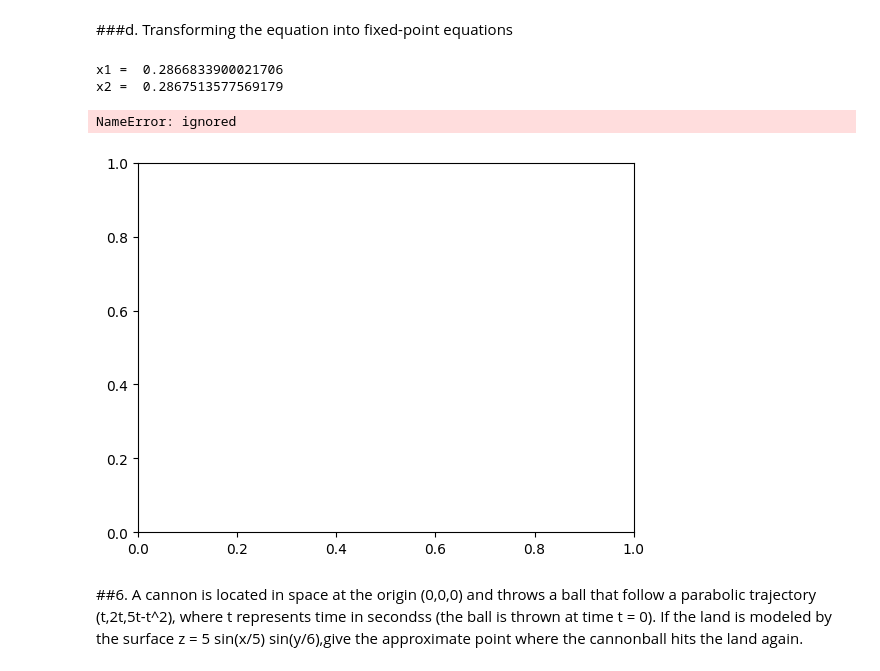
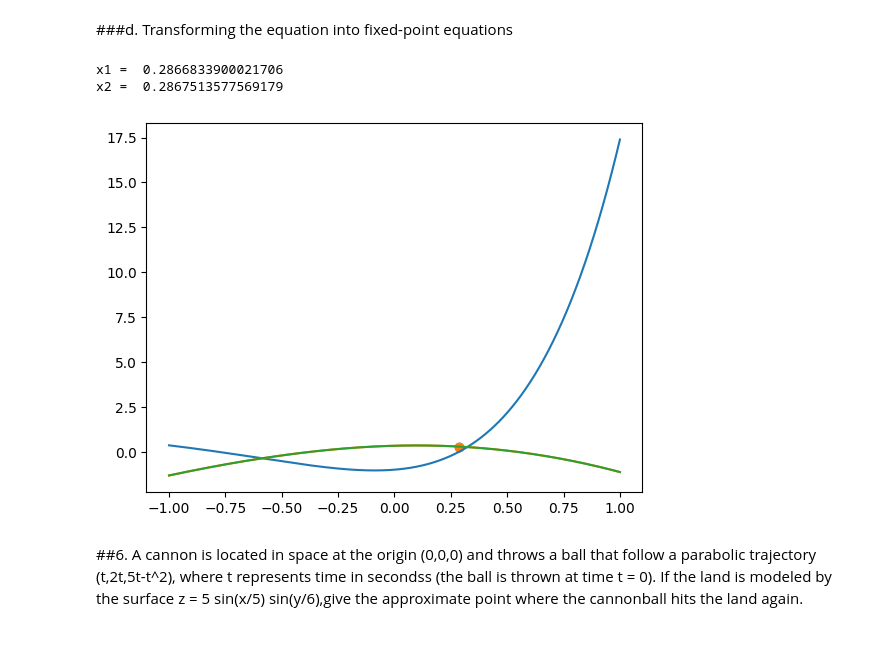
Before and after one commit to jcv00036/amn_p, a Jupyter notebook: Handout_3_Juan_Carrasco_Vico.ipynb, the cells around one changed output. Saved outputs shown, nothing was run; the diff lists cells and outputs as text; code cells hidden in the pictures; blank space fills up the shorter version.

```diff
--- a/Handout_3_Juan_Carrasco_Vico.ipynb
+++ b/Handout_3_Juan_Carrasco_Vico.ipynb
@@ -578,36 +582,35 @@ def iteration(f,x,tolerance):
 # %%
 #For an initial guess x1=-1
 solution1 = iteration(g1,-0.784,10**-4)
 print("x1 = ", solution1)
 
 #For an initial guess x1=0.25
 solution2 = iteration(g2,0.25,10**-4)
 print("x2 = ", solution2)
 
 #plot the approximations
 fig, ax = plt.subplots()
 
 
 a = -1
 b = 1
 subdivisions = 1000
 
 x = np.linspace(a,b,subdivisions)
 g1y = g1(x)
-g2y = g(x)
+g2y = g2(x)
 
 ax.plot(x,y)
 ax.plot(x,g1y)
 ax.plot(x,g2y)
-ax.scatter(solution1,g(solution1))
-ax.scatter(solution2,g(solution2))
+ax.scatter(solution1,g1(solution1))
+ax.scatter(solution2,g2(solution2))
 
 plt.show()
 # %% [output]
 x1 =  0.2866833900021706
 x2 =  0.2867513577569179
-NameError: ignored
-[figure, old version]
+[figure, new version]
 # %% [markdown]
 ##6. A cannon is located in space at the origin (0,0,0) and throws a ball that follow a parabolic trajectory (t,2t,5t-t^2), where t represents time in secondss (the ball is thrown at time t = 0). If the land is modeled by the surface z = 5 sin(x/5) sin(y/6),give the approximate point where the cannonball hits the land again.
 # %%
```
Also changed, not shown: parts of 4 cells of this notebook.
